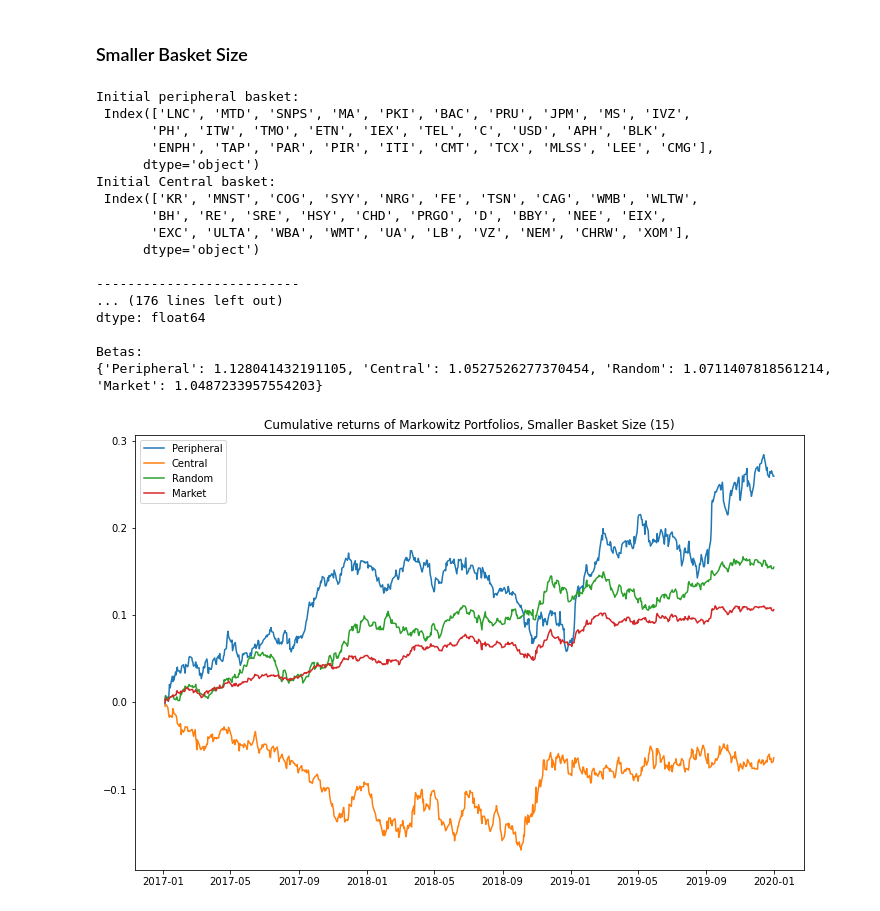
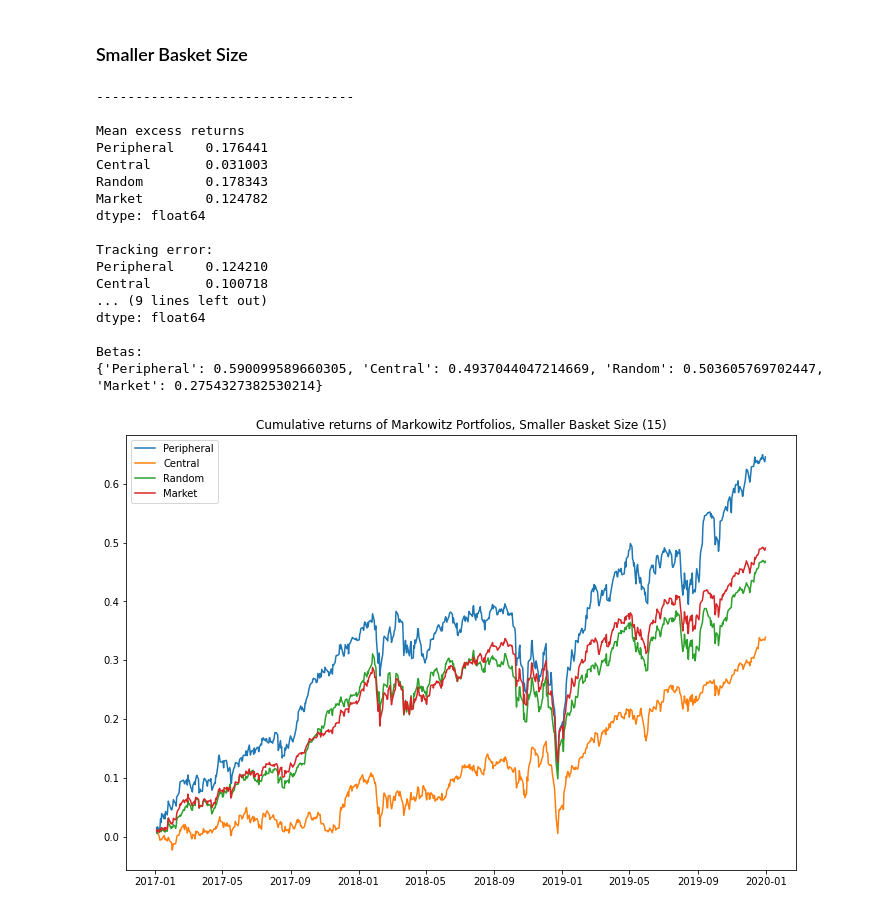
Before and after one commit to jw6602/GC-Project, a Jupyter notebook: backtest.ipynb, the cells around one changed output. Cells and saved outputs as stored; diff of their text form; code cells hidden in the pictures.

Commit message:
Bug fixes for backtesting routine.

```diff
--- a/backtest.ipynb
+++ b/backtest.ipynb
@@ -247,23 +259,10 @@ class Backtester:
-# %%
-portfolio_names = ['Peripheral', 'Central', 'Random', 'Market']
-
-def compute_betas(df):
-    betas = {}
-    ttl_per = pd.DataFrame(columns=['Port returns'])
-    for portname in portfolio_names:
-        ttl_per['Port returns'] = df[portname] + SnP_returns
-        ttl_per['SnP returns'] = SnP_returns
-        ttl_per = ttl_per.dropna()
-        betas[portname] = ttl_per.cov().iloc[0,1]/ ttl_per.cov().iloc[1,1]
-
-    return betas
 # %% [markdown]
 ### Markowitz
 # %%
 # basket size 30, quarterly rebalance, 1y rolling window for est.
 t_back = Backtester(30, 63, 1, 252, XY_rankings)
 #back_results = t_back.backtest_equal_weight(log_returns_df, SnP_returns, verbose=True)
-back_results = t_back.backtest_markowitz_weight(log_returns_df, SnP_returns, verbose=True)
+back_results = t_back.backtest_markowitz_weight(log_returns_df, verbose=True)
 # %% [output]
 Initial peripheral basket:
  Index(['LNC', 'MTD', 'SNPS', 'MA', 'PKI', 'BAC', 'PRU', 'JPM', 'MS', 'IVZ',
@@ -296,0 +326,3 @@ Stocks that left the central basket:
+# %%
+XS_returns = back_results.add(-SnP_returns, axis=0).dropna()
+XS_returns.head()
@@ -345,6 +386,6 @@ plt.show();
 # %% [markdown]
 ### Equal Weights
 # %%
-eqw_back_results = t_back.backtest_equal_weight(log_returns_df, SnP_returns, verbose=True)
+eqw_back_results = t_back.backtest_equal_weight(log_returns_df, verbose=False)
 eqw_back_results.head()
 # %% [output]
@@ -424,43 +448,43 @@ plt.show();
 # %%
 basket_size = 15
 
 t_15 = Backtester(basket_size, 63, 1, 252, XY_rankings)
-back_results = t_back.backtest_markowitz_weight(log_returns_df, SnP_returns, verbose=True)
+back_results = t_back.backtest_markowitz_weight(log_returns_df, verbose=False)
 print('\n---------------------------------\n')
 print('Mean excess returns')
 print(back_results.mean()*252)
 print('\nTracking error:')
 print(back_results.std() * np.sqrt(252))
 print('\nInformation Ratio:')
 print(back_results.mean()/eqw_back_results.std() * np.sqrt(252))
 print('\nBetas:')
-print(compute_betas(back_results))
+print(compute_betas(back_results, SnP_returns))
 
 plt.figure(figsize=(12,8))
 plt.title('Cumulative returns of Markowitz Portfolios, Smaller Basket Size (%d)'%basket_size)
 portfolio_names = ['Peripheral', 'Central', 'Random', 'Market']
 #plt.plot(back_results.cumsum(), label=portfolio_names)
 for name in portfolio_names:
     plt.plot(eqw_back_results[name].cumsum(), label=name)
 
 plt.legend()
 plt.show();
 # %% [output]
-Initial peripheral basket:
- Index(['LNC', 'MTD', 'SNPS', 'MA', 'PKI', 'BAC', 'PRU', 'JPM', 'MS', 'IVZ',
-       'PH', 'ITW', 'TMO', 'ETN', 'IEX', 'TEL', 'C', 'USD', 'APH', 'BLK',
-       'ENPH', 'TAP', 'PAR', 'PIR', 'ITI', 'CMT', 'TCX', 'MLSS', 'LEE', 'CMG'],
-      dtype='object')
-Initial Central basket:
- Index(['KR', 'MNST', 'COG', 'SYY', 'NRG', 'FE', 'TSN', 'CAG', 'WMB', 'WLTW',
-       'BH', 'RE', 'SRE', 'HSY', 'CHD', 'PRGO', 'D', 'BBY', 'NEE', 'EIX',
-       'EXC', 'ULTA', 'WBA', 'WMT', 'UA', 'LB', 'VZ', 'NEM', 'CHRW', 'XOM'],
-      dtype='object')
+---------------------------------
 
---------------------------
-... (176 lines left out)
+Mean excess returns
+Peripheral    0.176441
+Central       0.031003
+Random        0.178343
+Market        0.124782
+dtype: float64
+
+Tracking error:
+Peripheral    0.124210
+Central       0.100718
+... (9 lines left out)
 dtype: float64
 
 Betas:
-{'Peripheral': 1.128041432191105, 'Central': 1.0527526277370454, 'Random': 1.0711407818561214, 'Market': 1.0487233957554203}
+{'Peripheral': 0.590099589660305, 'Central': 0.4937044047214669, 'Random': 0.503605769702447, 'Market': 0.2754327382530214}
-[figure, old version]
+[figure, new version]
```
Also changed, not shown: parts of 13 cells of this notebook, 1 other file.
